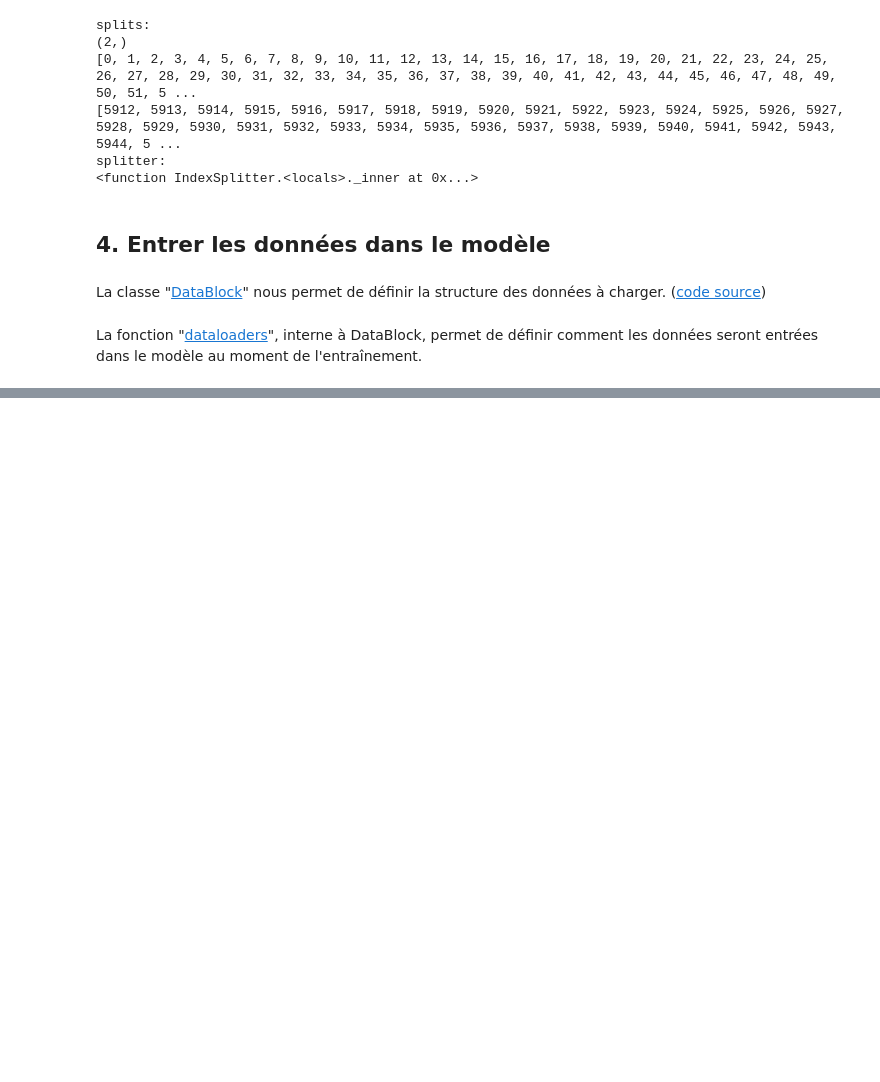
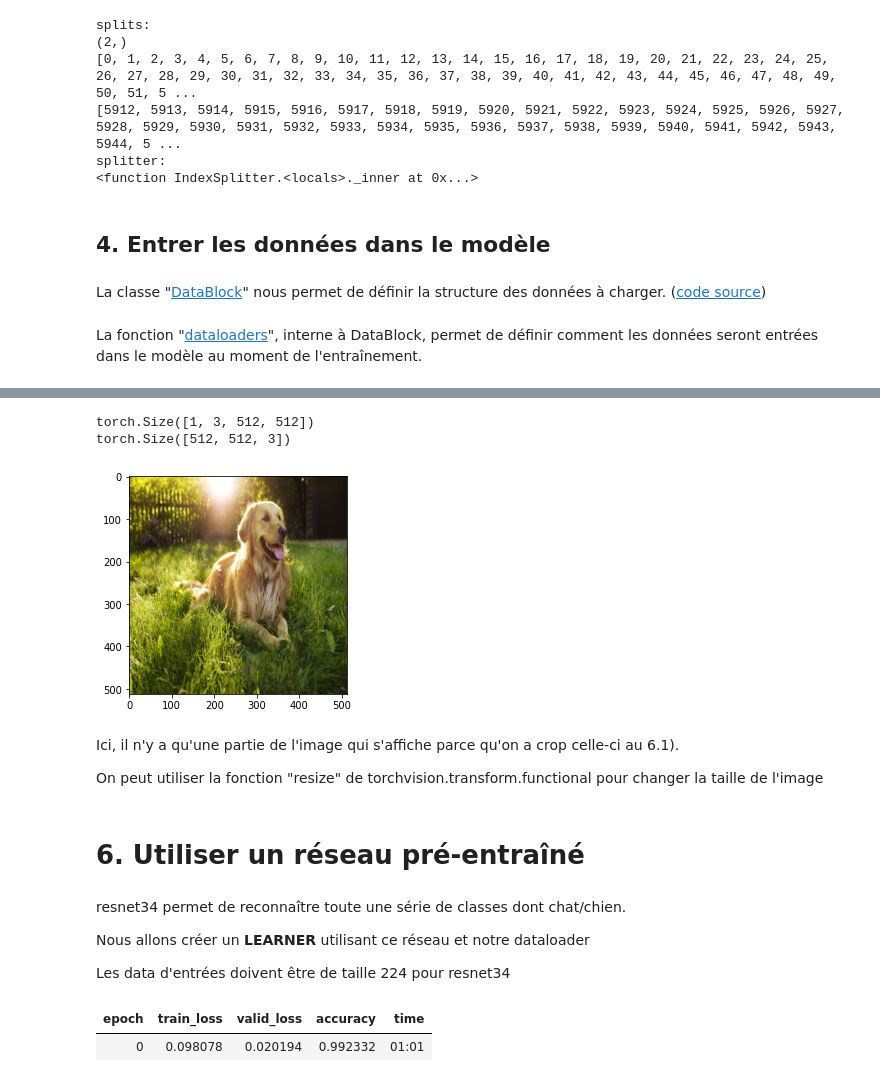
Before and after one commit to antmaio/Creactif_Fastai, a Jupyter notebook: Fastai_Seance3.ipynb, the cells around one changed output, grey strips where cells are left out. Cells and saved outputs as stored; diff of their text form; code cells hidden in the pictures; blank space fills up the shorter version.

```diff
--- a/Fastai_Seance3.ipynb
+++ b/Fastai_Seance3.ipynb
@@ -212,0 +335,32 @@ pets = DataBlock(blocks=(ImageBlock, CategoryBlock),
+# %%
+# Bonus : afficher l'image contenue dans un batch
+
+batch1 = dls.one_batch()[0] # prendre l'input d'un batch
+print(batch1.shape)
+b = batch1[0]               # prendre le 1er élément du batch
+b = b.permute(1,2,0)        # permuter pour satistifaire les dimensions requise par plt.imshow
+plt.imshow(b)
+plt.show()
+
+# Note: si vous travaillez sur CPU, tout fonctionne
+#       MAIS, si vous travaillez sur GPU, il faut d'abord transférer le tensor sur CPU pour pouvoir utiliser pyplot
+b = b.cpu()
+print(b.shape)
+plt.imshow(b)
+plt.show()
+
+# l'image ne s'affiche pas correctement... Cela est dû au fait que les matrices
+# considérées comme des images doivent avoir des valeurs de pixel entre [0 et 1]
+# ou bien entre [0 et 255]
+# => on doit NORMALISER notre matrices
+b = b/b.max() # on divise toutes les valeurs du tensor par le maximum pour avoir des valuers finales entre [0 et 1]
+plt.imshow(b)
+plt.show()
+# %% [output]
+torch.Size([1, 3, 512, 512])
+torch.Size([512, 512, 3])
+[figure, added]
+# %% [markdown]
+Ici, il n'y a qu'une partie de l'image qui s'affiche parce qu'on a crop celle-ci au 6.1).
+
+On peut utiliser la fonction "resize" de torchvision.transform.functional pour changer la taille de l'image
@@ -212,0 +376,8 @@ pets = DataBlock(blocks=(ImageBlock, CategoryBlock),
+# %% [markdown]
+# 6. Utiliser un réseau pré-entraîné
+# %% [markdown]
+resnet34 permet de reconnaître toute une série de classes dont chat/chien.
+
+Nous allons créer un **LEARNER** utilisant ce réseau et notre dataloader
+
+Les data d'entrées doivent être de taille 224 pour resnet34
@@ -212,0 +394,6 @@ pets = DataBlock(blocks=(ImageBlock, CategoryBlock),
+# %%
+# On peut l'entraîner
+learn.fit(1)
+# %% [output]
+| epoch | train_loss | valid_loss | accuracy | time |
+| 0 | 0.098078 | 0.020194 | 0.992332 | 01:01 |
```
Also changed, not shown: parts of 33 cells of this notebook.
